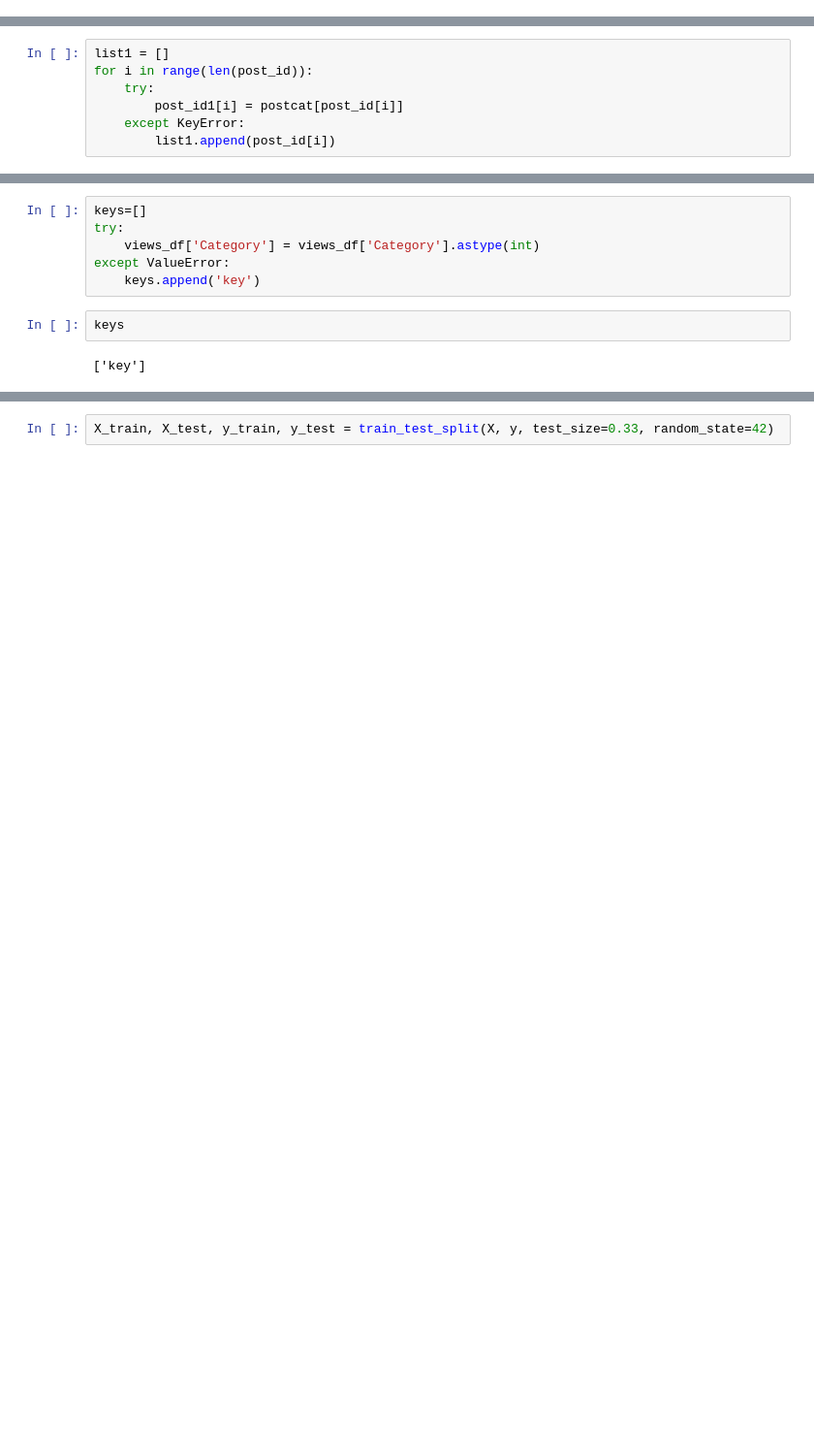
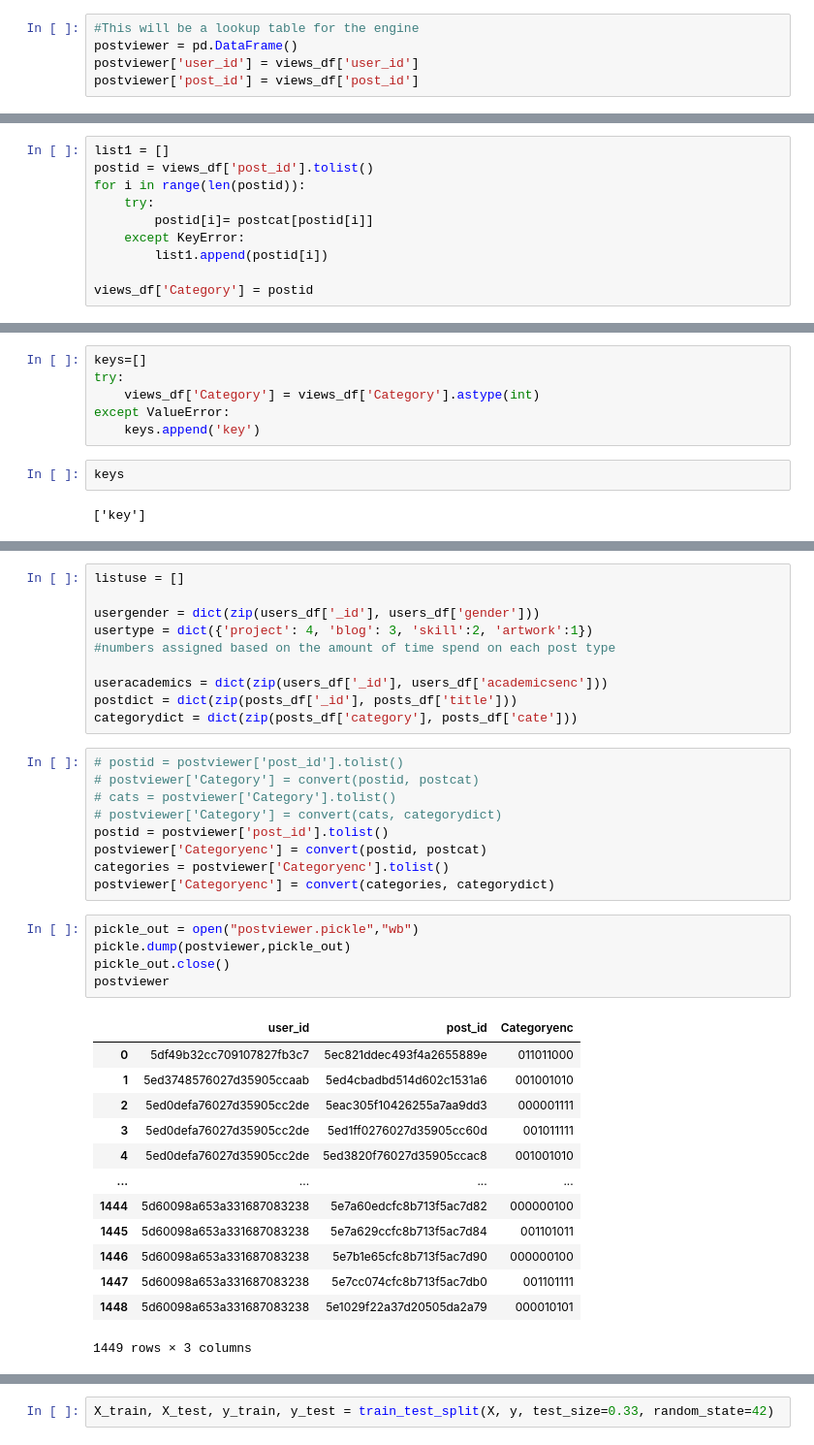
Before and after one commit to rishabhshetty98/recommendation_systemML, a Jupyter notebook: preprocessing.ipynb, the cells around one changed output, grey strips where cells are left out. Shown at 97% size. Saved outputs shown, nothing was run; the diff lists cells and outputs as text; blank space fills up the shorter version.

```diff
--- a/preprocessing.ipynb
+++ b/preprocessing.ipynb
@@ -11,3 +34,8 @@ views_df = pd.read_csv('views.csv')
+# %%
+#This will be a lookup table for the engine
+postviewer = pd.DataFrame()
+postviewer['user_id'] = views_df['user_id']
+postviewer['post_id'] = views_df['post_id']
 # %%
 categories = posts_df['category'].unique()
 types = [posts_df[' post_type'].unique()]
@@ -150,7 +141,10 @@ f4a26558840',
 # %%
 list1 = []
-for i in range(len(post_id)):
+postid = views_df['post_id'].tolist()
+for i in range(len(postid)):
     try:
-        post_id1[i] = postcat[post_id[i]]
+        postid[i]= postcat[postid[i]]
     except KeyError:
-        list1.append(post_id[i])
+        list1.append(postid[i])
+
+views_df['Category'] = postid
@@ -190,3 +225,41 @@ array(['male', 'female', 'undefined'], dtype=object)
+# %%
+listuse = []
+
+usergender = dict(zip(users_df['_id'], users_df['gender']))
+usertype = dict({'project': 4, 'blog': 3, 'skill':2, 'artwork':1})
+#numbers assigned based on the amount of time spend on each post type
+
+useracademics = dict(zip(users_df['_id'], users_df['academicsenc']))
+postdict = dict(zip(posts_df['_id'], posts_df['title']))
+categorydict = dict(zip(posts_df['category'], posts_df['cate']))
+# %%
+# postid = postviewer['post_id'].tolist()
+# postviewer['Category'] = convert(postid, postcat)
+# cats = postviewer['Category'].tolist()
+# postviewer['Category'] = convert(cats, categorydict)
+postid = postviewer['post_id'].tolist()
+postviewer['Categoryenc'] = convert(postid, postcat)
+categories = postviewer['Categoryenc'].tolist()
+postviewer['Categoryenc'] = convert(categories, categorydict)
+# %%
+pickle_out = open("postviewer.pickle","wb")
+pickle.dump(postviewer,pickle_out)
+pickle_out.close()
+postviewer
+# %% [output]
+|  | user_id | post_id | Categoryenc |
+| 0 | 5df49b32cc709107827fb3c7 | 5ec821ddec493f4a2655889e | 011011000 |
+| 1 | 5ed3748576027d35905ccaab | 5ed4cbadbd514d602c1531a6 | 001001010 |
+| 2 | 5ed0defa76027d35905cc2de | 5eac305f10426255a7aa9dd3 | 000001111 |
+| 3 | 5ed0defa76027d35905cc2de | 5ed1ff0276027d35905cc60d | 001011111 |
+| 4 | 5ed0defa76027d35905cc2de | 5ed3820f76027d35905ccac8 | 001001010 |
+| ... | ... | ... | ... |
+| 1444 | 5d60098a653a331687083238 | 5e7a60edcfc8b713f5ac7d82 | 000000100 |
+| 1445 | 5d60098a653a331687083238 | 5e7a629ccfc8b713f5ac7d84 | 001101011 |
+| 1446 | 5d60098a653a331687083238 | 5e7b1e65cfc8b713f5ac7d90 | 000000100 |
+| 1447 | 5d60098a653a331687083238 | 5e7cc074cfc8b713f5ac7db0 | 001101111 |
+| 1448 | 5d60098a653a331687083238 | 5e1029f22a37d20505da2a79 | 000010101 |
+1449 rows × 3 columns
 # %%
 userid = views_df['user_id'].tolist()
 typelist = posts_df[' post_type'].tolist()
```
Also changed, not shown: parts of 31 cells of this notebook, 16 other files.
